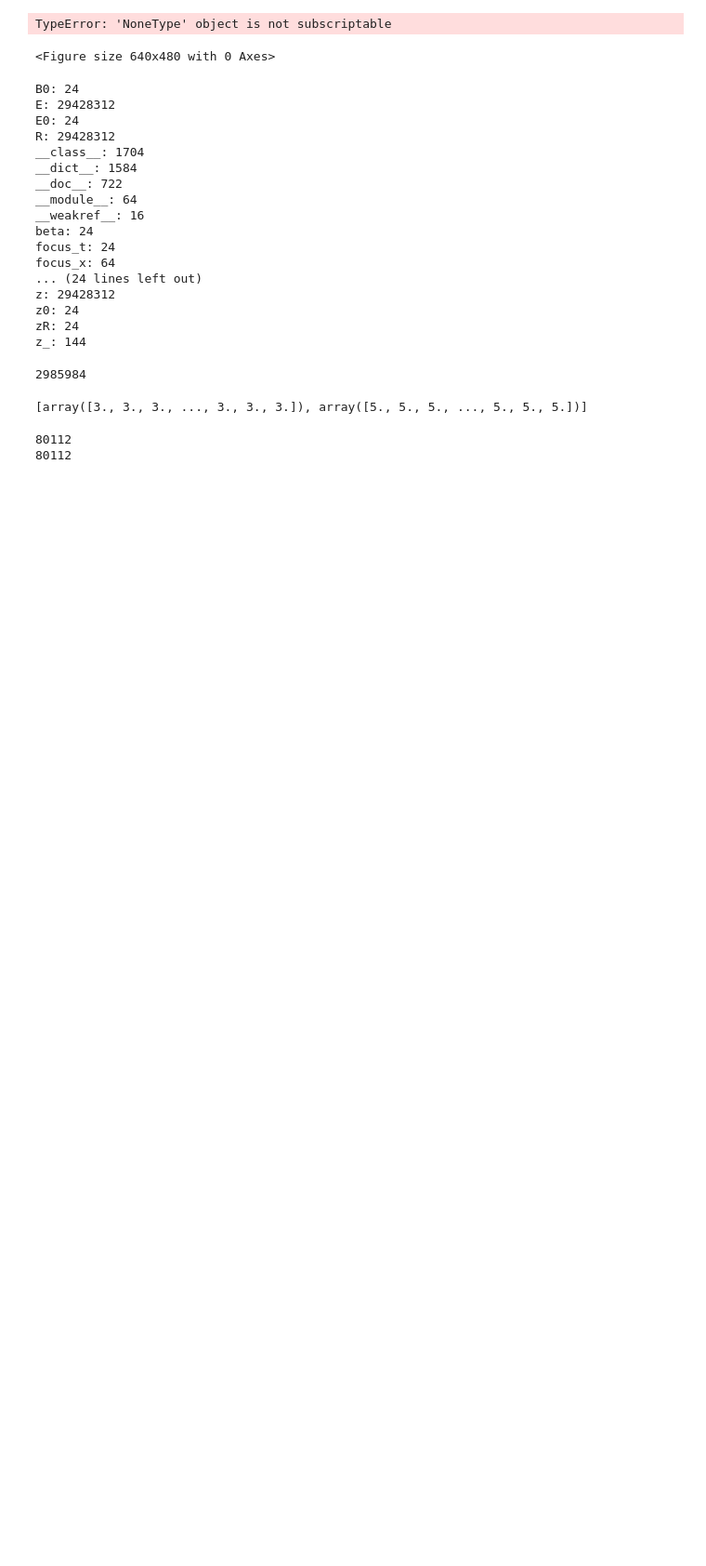
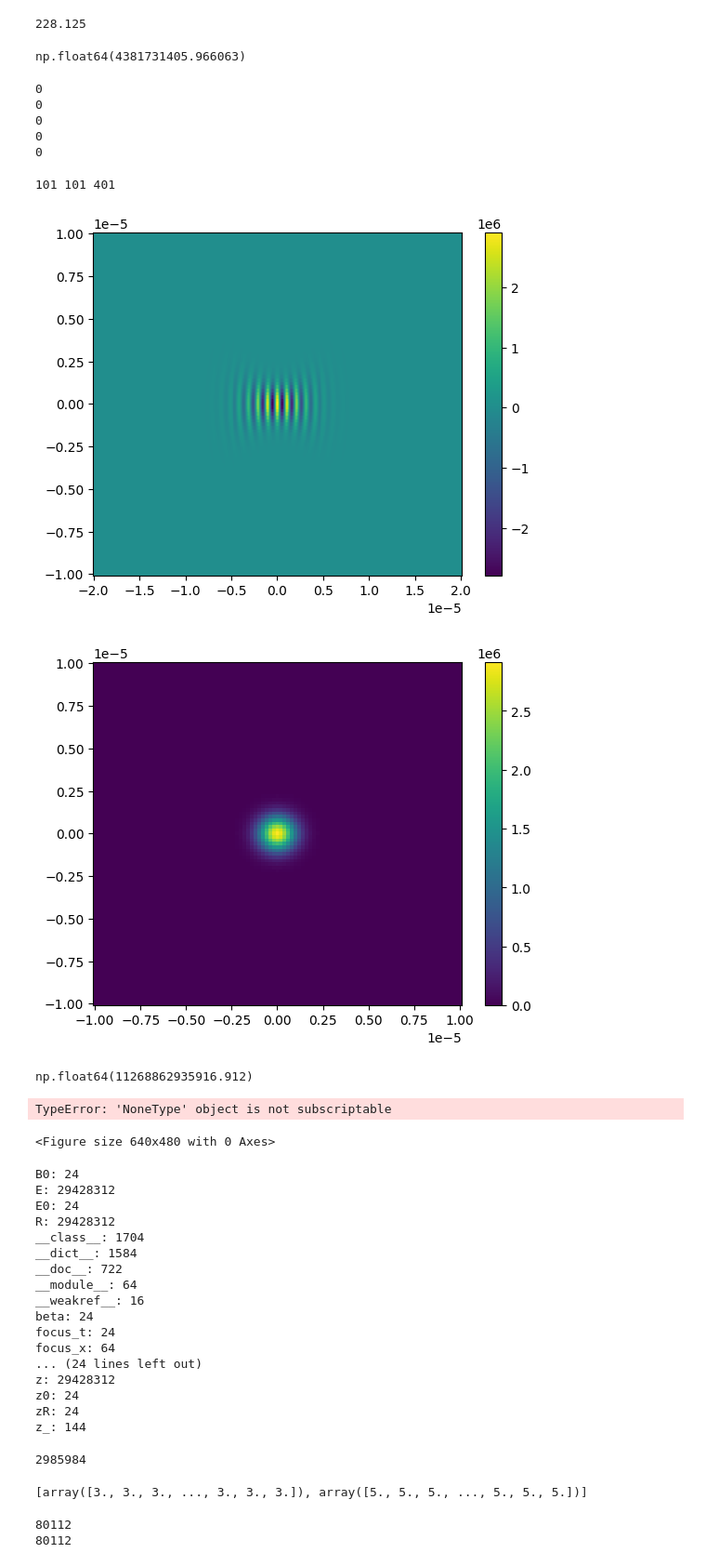
Before and after one commit to hixps/quantum-vacuum, a Jupyter notebook: notebooks/test.ipynb, the cells around one changed output. Shown: that part at 93% size. Cells and saved outputs as stored; diff of their text form; code cells hidden in the pictures; blank space fills up the shorter version.

```diff
--- a/notebooks/test.ipynb
+++ b/notebooks/test.ipynb
@@ -67,3 +96,46 @@ array(2777.91778429)
+# %%
+1.46e-2 * 25**3
+# %% [output]
+228.125
+# %%
+Ntot / vacem.dVk
+# %% [output]
+np.float64(4381731405.966063)
+# %%
+print(np.sum(vacem.e1x > 1))
+print(np.sum(vacem.e1y > 1))
+print(np.sum(vacem.e1z > 1))
+print(np.sum(vacem.e2x > 1))
+print(np.sum(vacem.e2y > 1))
+# %% [output]
+0
+0
+0
+0
+0
+# %%
+x_, y_, z_ = x.flatten(), y.flatten(), z.flatten()
+nx, ny, nz = len(x_), len(y_), len(z_)
+print(nx, ny, nz)
+
+plt.figure()
+plt.pcolormesh(z_, x_, Ex[:,ny//2,:])
+plt.colorbar()
+plt.show()
+
+plt.figure()
+plt.pcolormesh(y_, x_, Ex[:,:,nz//2])
+plt.colorbar()
+plt.show()
+# %% [output]
+101 101 401
+[figure, added]
+[figure, added]
+# %%
+E0 = 2 * (8/np.pi)**0.25 * np.sqrt(W/(tau*w0**2*np.pi))
+E0
+# %% [output]
+np.float64(11268862935916.912)
 # %%
 t = 25e-15
 Ex = field.calculate_field(t)
```
Also changed, not shown: parts of 8 cells of this notebook, 2 other files.
